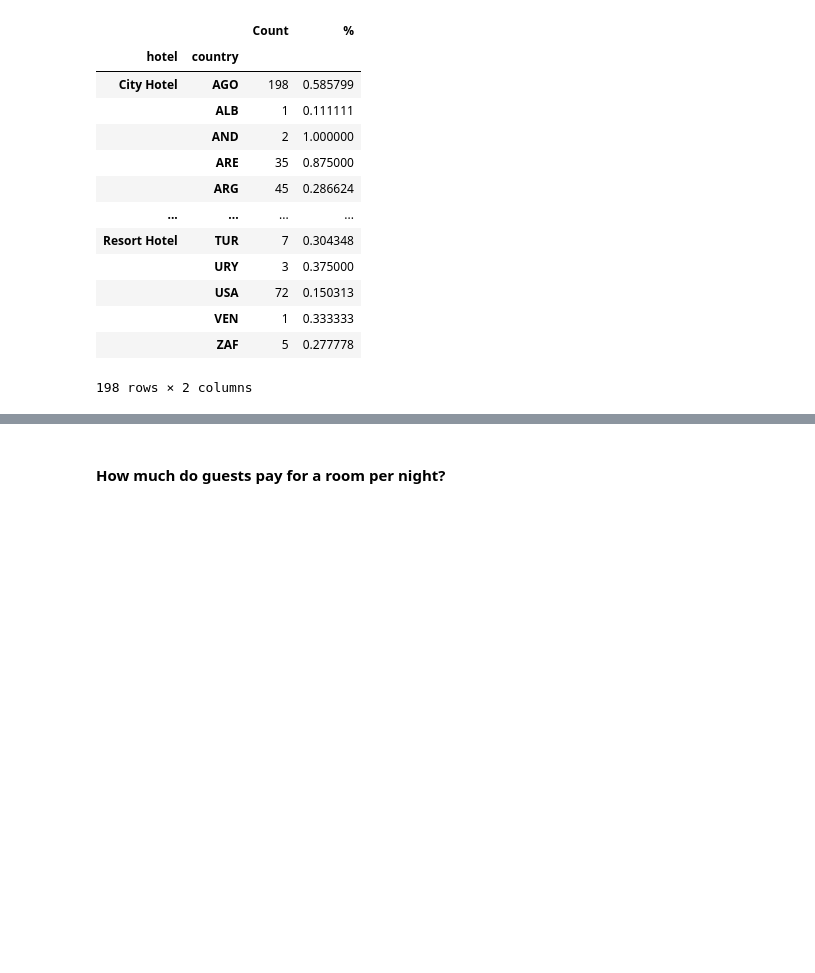
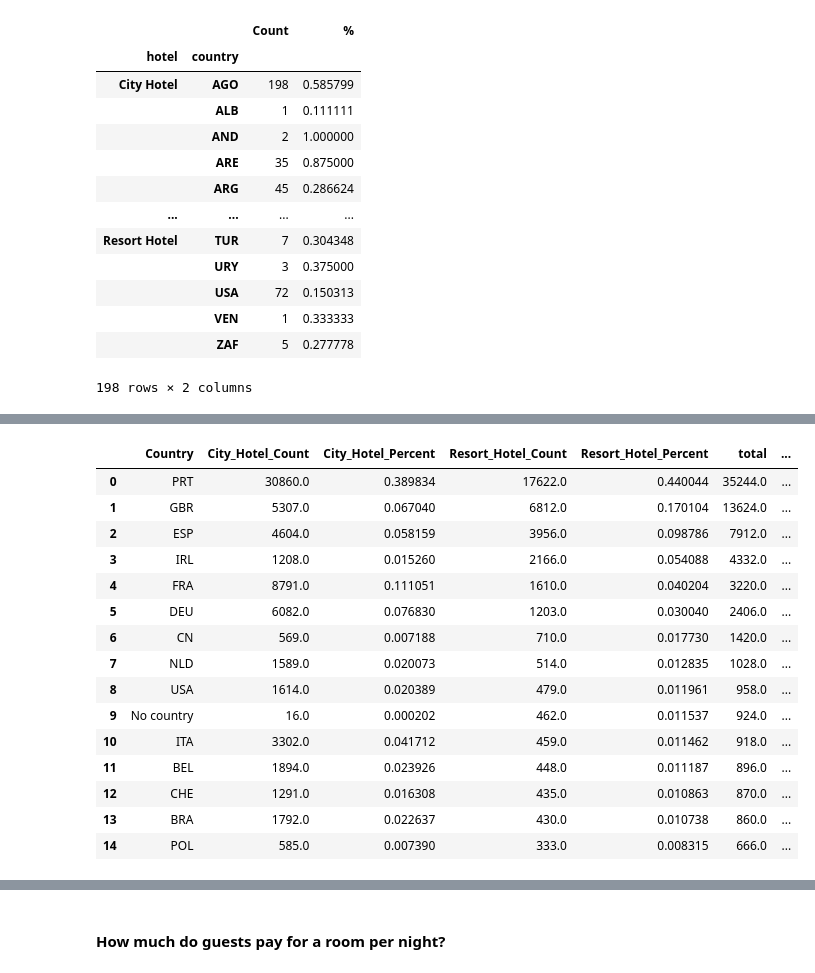
Before and after one commit to jkujuum/Hotel_Cancellation, a Jupyter notebook: Exploratory Data Analysis.ipynb, the cells around one changed output, grey strips where cells are left out. Saved outputs shown, nothing was run; the diff lists cells and outputs as text; code cells hidden in the pictures; blank space fills up the shorter version.

```diff
--- a/Exploratory Data Analysis.ipynb
+++ b/Exploratory Data Analysis.ipynb
@@ -399,0 +442,20 @@ country_cancel.loc['Resort Hotel'].sort_values(by='%',ascending=False).head(15)
+# %%
+country15 = country.head(15)
+country15
+# %% [output]
+|  | Country | City_Hotel_Count | City_Hotel_Percent | Resort_Hotel_Count | Resort_Hotel_Percent | total | ... |
+| 0 | PRT | 30860.0 | 0.389834 | 17622.0 | 0.440044 | 35244.0 | ... |
+| 1 | GBR | 5307.0 | 0.067040 | 6812.0 | 0.170104 | 13624.0 | ... |
+| 2 | ESP | 4604.0 | 0.058159 | 3956.0 | 0.098786 | 7912.0 | ... |
+| 3 | IRL | 1208.0 | 0.015260 | 2166.0 | 0.054088 | 4332.0 | ... |
+| 4 | FRA | 8791.0 | 0.111051 | 1610.0 | 0.040204 | 3220.0 | ... |
+| 5 | DEU | 6082.0 | 0.076830 | 1203.0 | 0.030040 | 2406.0 | ... |
+| 6 | CN | 569.0 | 0.007188 | 710.0 | 0.017730 | 1420.0 | ... |
+| 7 | NLD | 1589.0 | 0.020073 | 514.0 | 0.012835 | 1028.0 | ... |
+| 8 | USA | 1614.0 | 0.020389 | 479.0 | 0.011961 | 958.0 | ... |
+| 9 | No country | 16.0 | 0.000202 | 462.0 | 0.011537 | 924.0 | ... |
+| 10 | ITA | 3302.0 | 0.041712 | 459.0 | 0.011462 | 918.0 | ... |
+| 11 | BEL | 1894.0 | 0.023926 | 448.0 | 0.011187 | 896.0 | ... |
+| 12 | CHE | 1291.0 | 0.016308 | 435.0 | 0.010863 | 870.0 | ... |
+| 13 | BRA | 1792.0 | 0.022637 | 430.0 | 0.010738 | 860.0 | ... |
+| 14 | POL | 585.0 | 0.007390 | 333.0 | 0.008315 | 666.0 | ... |
```
Also changed, not shown: parts of 11 cells of this notebook.
